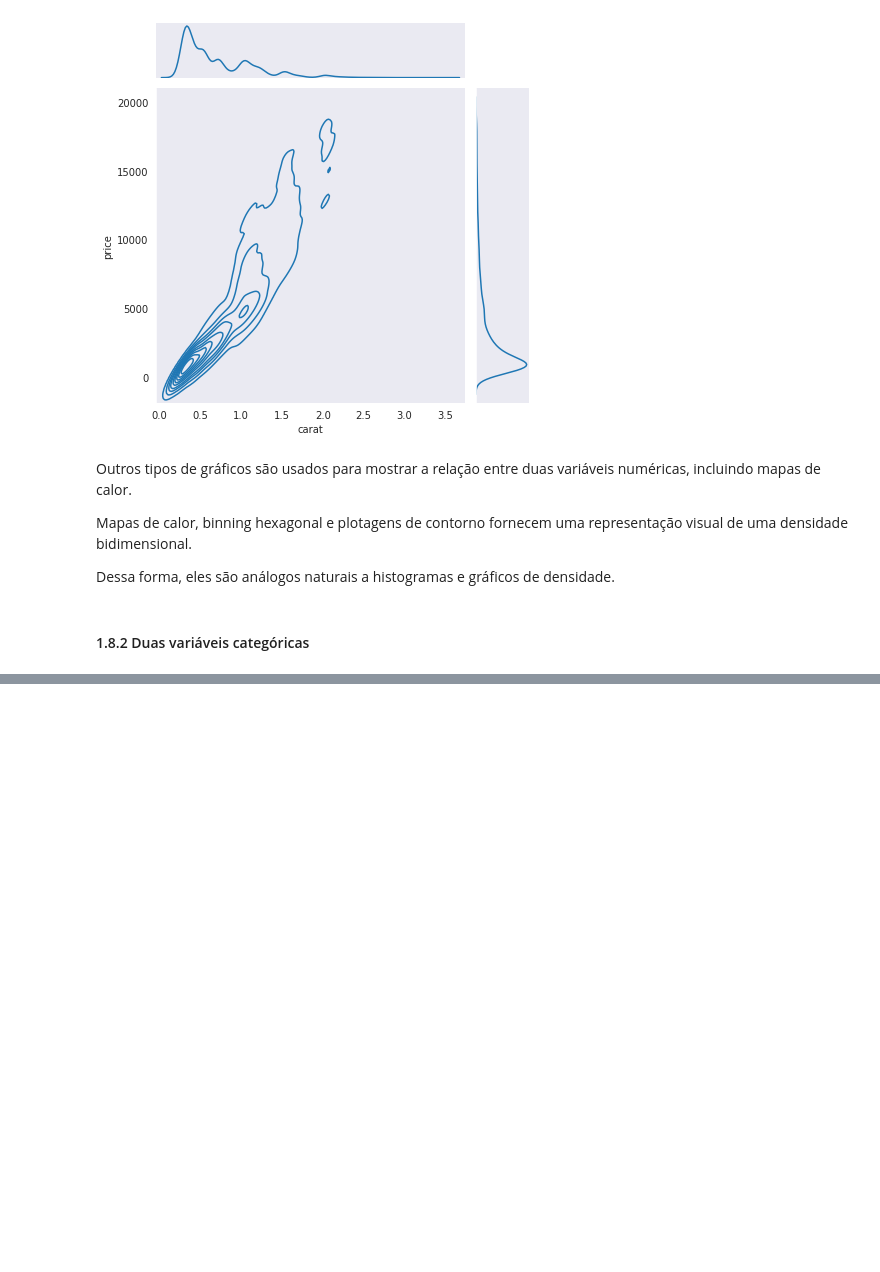
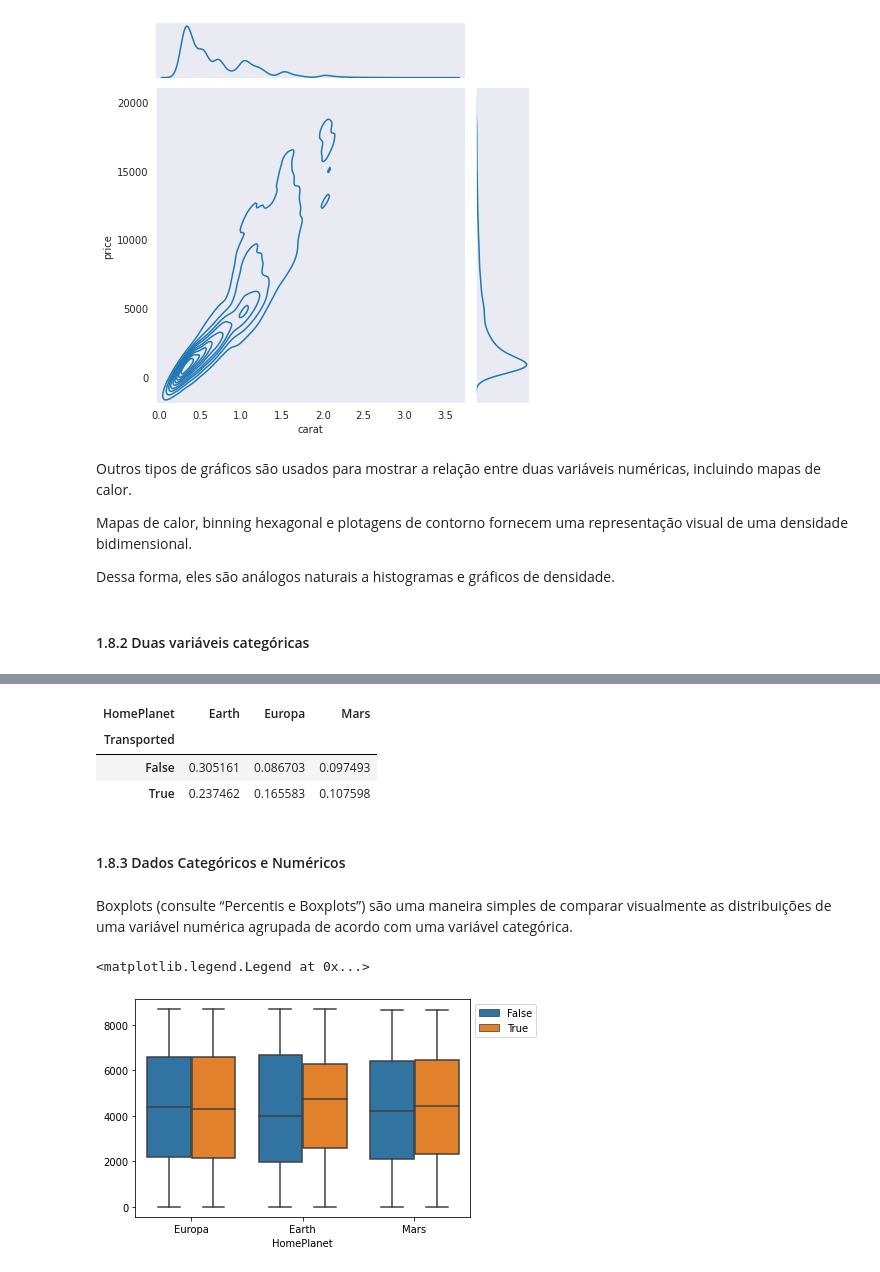
Before and after one commit to FranciscoFoz/math-stats-training, a Jupyter notebook: Estatística/Livro/estatistica.ipynb, the cells around one changed output, grey strips where cells are left out. Saved outputs shown, nothing was run; the diff lists cells and outputs as text; code cells hidden in the pictures; blank space fills up the shorter version.

```diff
--- a/Estatística/Livro/estatistica.ipynb
+++ b/Estatística/Livro/estatistica.ipynb
@@ -270,0 +295,25 @@ Dessa forma, eles são análogos naturais a histogramas e gráficos de densidade
+# %%
+pd.crosstab(spaceship_titanic.Transported,spaceship_titanic.HomePlanet,spaceship_titanic.index,aggfunc=sum,normalize=True)
+# %% [output]
+| HomePlanet | Earth | Europa | Mars |
+| Transported |  |  |  |
+| False | 0.305161 | 0.086703 | 0.097493 |
+| True | 0.237462 | 0.165583 | 0.107598 |
+# %% [markdown]
+#### 1.8.3 Dados Categóricos e Numéricos
+# %% [markdown]
+Boxplots (consulte “Percentis e Boxplots”) são uma maneira simples de comparar visualmente
+as distribuições de uma variável numérica agrupada de acordo com uma variável categórica.
+# %%
+import pandas as pd
+import seaborn as sns
+import matplotlib.pyplot as plt
+
+spaceship_titanic = pd.read_csv('/home/franciscofoz/Documents/GitHub/math-stats-training/Datasets/spaceship-titanic/train.csv')
+spaceship_titanic
+
+sns.boxplot(data=spaceship_titanic,x='HomePlanet',y=spaceship_titanic.index,hue='Transported')
+plt.legend(bbox_to_anchor=(1, 1), loc=2)
+# %% [output]
+<matplotlib.legend.Legend at 0x...>
+[figure, added]
```
Also changed, not shown: parts of 9 cells of this notebook.
